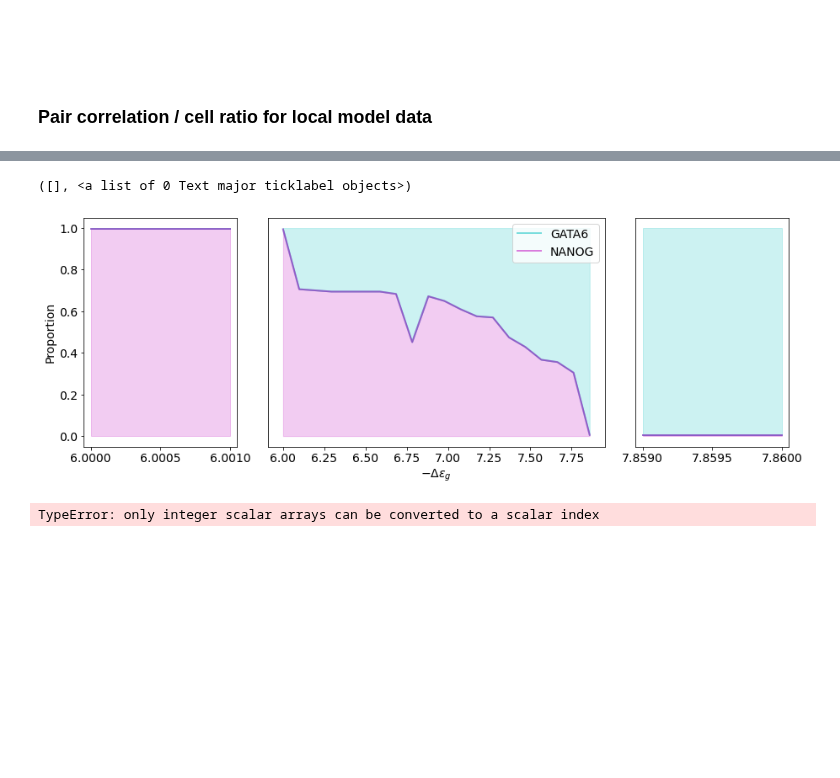
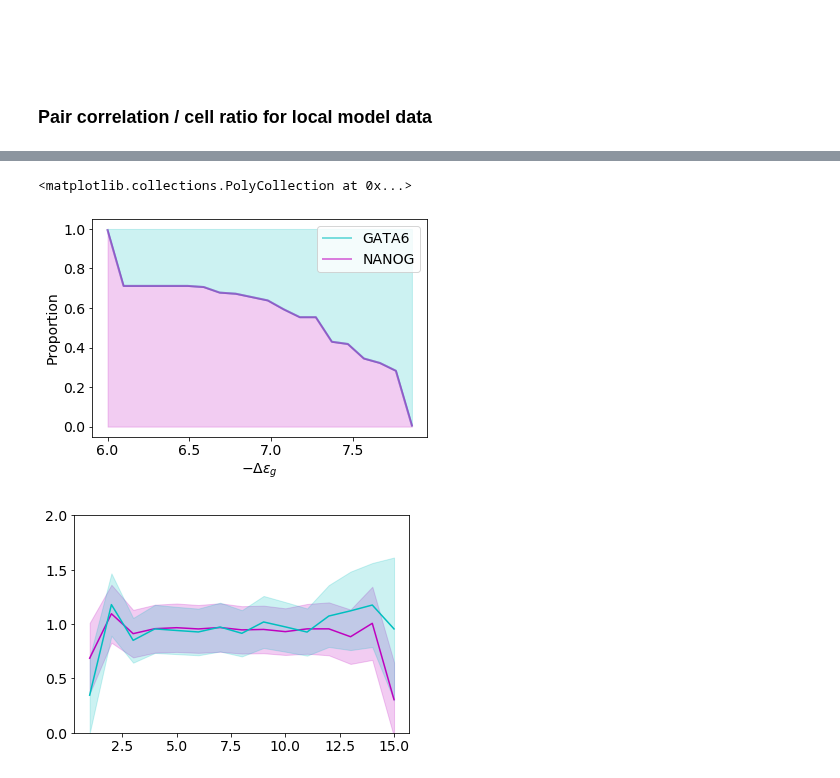
Before and after one commit to SchardtS/Cell-Differentiation, a Jupyter notebook: Data Production.ipynb, the cells around one changed output, grey strips where cells are left out. Drawn from its saved outputs; the diff is of its cells as text; code cells hidden in the pictures; blank space fills up the shorter version.

```diff
--- a/Data Production.ipynb
+++ b/Data Production.ipynb
@@ -269,39 +304,34 @@ KeyboardInterrupt:
-# %%
-plt.figure(figsize=(15,5))
-
-plt.subplot(1,4,1)
-plt.rc('font', size=14)
-plt.plot(eps_GL, Ratio[:n], 'c', alpha=0.5, lw=2, label = 'GATA6')
-plt.plot(eps_GL, Ratio[:n], 'm', alpha=0.5, lw=2, label = 'NANOG')
-plt.fill_between(eps_GL, Ratio[:n], 1, color='c', alpha = 0.2)
-plt.fill_between(eps_GL, 0, Ratio[:n], color='m', alpha = 0.2)
-plt.ylabel('Proportion')
-
-plt.subplot(1,4,(2,3))
-plt.rc('font', size=14)
-plt.plot(eps_GM, Ratio[n:-n], 'c', alpha=0.5, lw=2, label = 'GATA6')
-plt.plot(eps_GM, Ratio[n:-n], 'm', alpha=0.5, lw=2, label = 'NANOG')
-plt.fill_between(eps_GM, Ratio[n:-n], 1, color='c', alpha = 0.2)
-plt.fill_between(eps_GM, 0, Ratio[n:-n], color='m', alpha = 0.2)
-plt.xlabel('$-\Delta\epsilon_g$')
-plt.yticks([])
-plt.legend()
-
-
-plt.subplot(1,4,4)
-plt.rc('font', size=14)
-plt.plot(eps_GR, Ratio[-n:], 'c', alpha=0.5, lw=2, label = 'GATA6')
-plt.plot(eps_GR, Ratio[-n:], 'm', alpha=0.5, lw=2, label = 'NANOG')
-plt.fill_between(eps_GR, Ratio[-n:], 1, color='c', alpha = 0.2)
-plt.fill_between(eps_GR, 0, Ratio[-n:], color='m', alpha = 0.2)
-plt.yticks([])
-
-#plt.savefig('Results/Publications/Pattern Formation/Proportions.pdf')
-#plt.savefig('Results/Publications/Pattern Formation/Proportions.png')
-# %% [output]
-([], <a list of 0 Text major ticklabel objects>)
-[figure, removed]
-# %%
-eps_G = np.append(np.linspace(6,6.001,10), np.linspace(6.001,7,10))
-# %% [output]
-TypeError: only integer scalar arrays can be converted to a scalar index
+# %%
+plt.figure()
+plt.rc('font', size=14)
+plt.plot(eps_G, Ratio, 'c', alpha=0.5, lw=2, label = 'GATA6')
+plt.plot(eps_G, Ratio, 'm', alpha=0.5, lw=2, label = 'NANOG')
+plt.fill_between(eps_G, Ratio, 1, color='c', alpha = 0.2)
+plt.fill_between(eps_G, 0, Ratio, color='m', alpha = 0.2)
+plt.legend()
+plt.xlabel('$-\Delta\epsilon_g$')
+plt.ylabel('Proportion')
+#plt.savefig('Results/Publications/Pattern Formation/Proportions.pdf')
+#plt.savefig('Results/Publications/Pattern Formation/Proportions.png')
+
+PN_mean = np.mean(PN, axis=0)
+PN_std = np.std(PN, axis=0)
+PG_mean = np.mean(PG, axis=0)
+PG_std = np.std(PG, axis=0)
+
+
+plt.figure()
+plt.rc('font', size=14)
+distances = [j for j in range(1,int(np.max(FVmesh.GraphDist))+1)]
+plt.plot(distances, PN_mean, 'm')
+plt.fill_between(distances, PN_mean-PN_std, PN_mean+PN_std, color='m', alpha = 0.2)
+plt.ylim([0,2])
+
+plt.rc('font', size=14)
+distances = [j for j in range(1,int(np.max(FVmesh.GraphDist))+1)]
+plt.plot(distances, PG_mean, 'c')
+plt.fill_between(distances, PG_mean-PG_std, PG_mean+PG_std, color='c', alpha = 0.2)
+# %% [output]
+<matplotlib.collections.PolyCollection at 0x...>
+[figure, added]
+[figure, added]
```
Also changed, not shown: parts of 4 cells of this notebook, 19 other files.
